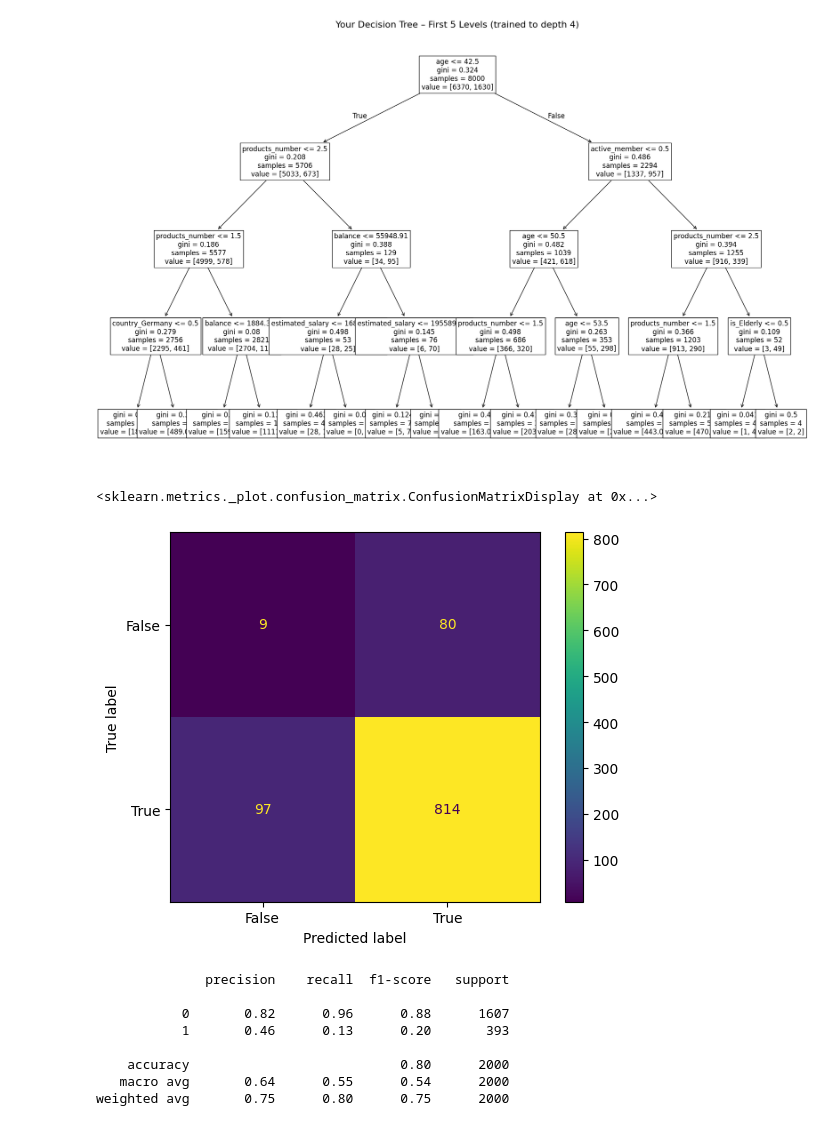
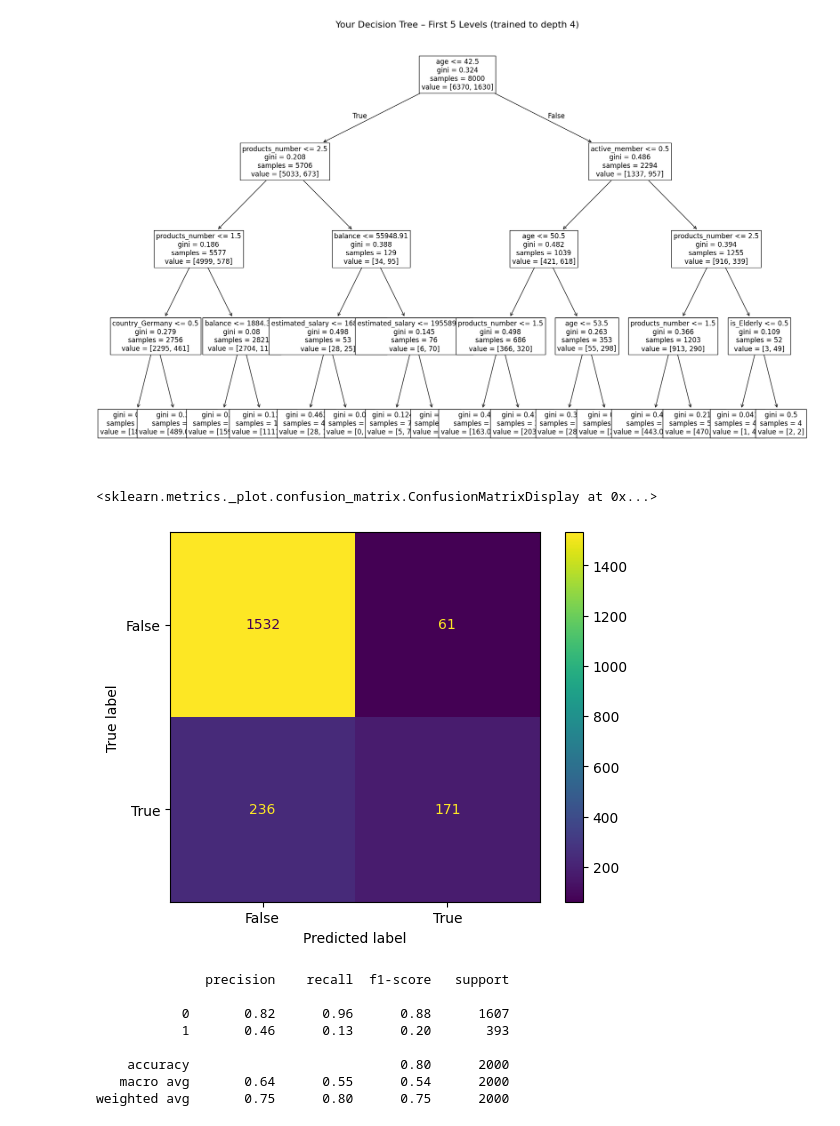
Before and after one commit to AleiyDroubi/Datascience, a Jupyter notebook: Cleaning_Dataset.ipynb, the cells around one changed output. Saved outputs shown, nothing was run; the diff lists cells and outputs as text; code cells hidden in the pictures.

```diff
--- a/training_on_Dataset.ipynb
+++ b/Cleaning_Dataset.ipynb
@@ -360,15 +363,15 @@ plt.show()
 # %%
 from sklearn import metrics
 import numpy as np
 
-actual = np.random.binomial(1, .9 ,size=1000)
-predicted = np.random.binomial(1, .9 ,size=1000)
+actual = y_test
+predicted = y_pred
 confusion_mtx = metrics.confusion_matrix(actual, predicted)
 cm_display = metrics.ConfusionMatrixDisplay(confusion_matrix = confusion_mtx, display_labels = [False, True])
 cm_display.plot()
 # %% [output]
 <sklearn.metrics._plot.confusion_matrix.ConfusionMatrixDisplay at 0x...>
-[figure, old version]
+[figure, new version]
 # %%
 #Naive Bayes Classifier   Not recommended for this dataset dueto dependent features
 from sklearn.naive_bayes import GaussianNB
```
Also changed, not shown: parts of 7 cells of this notebook, 15 other files.
